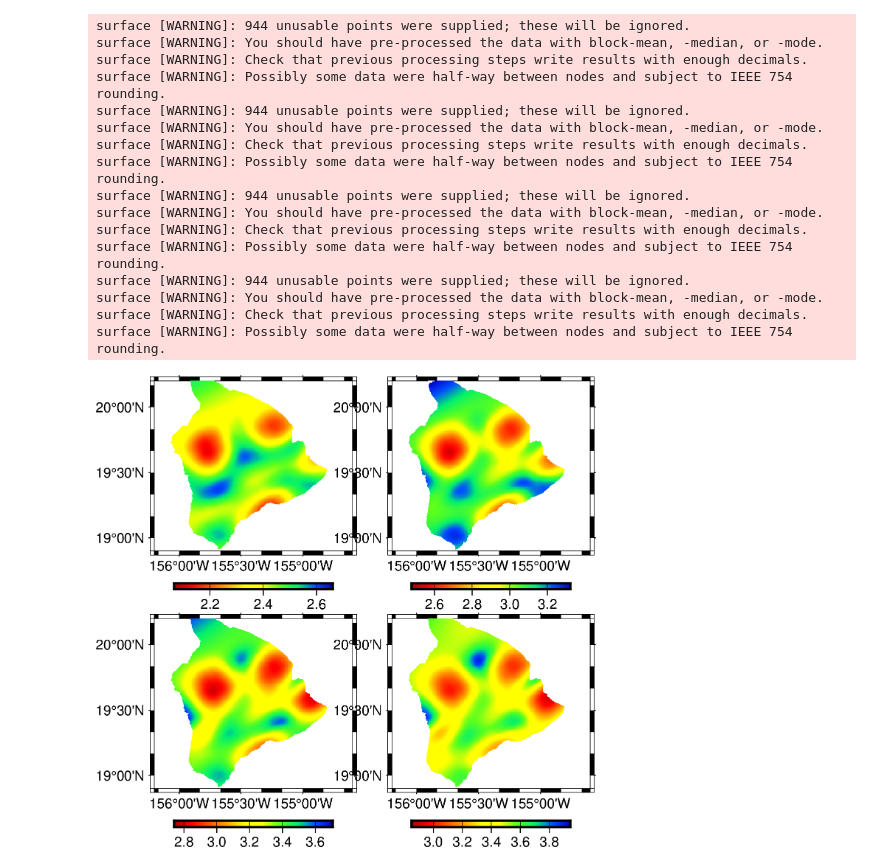
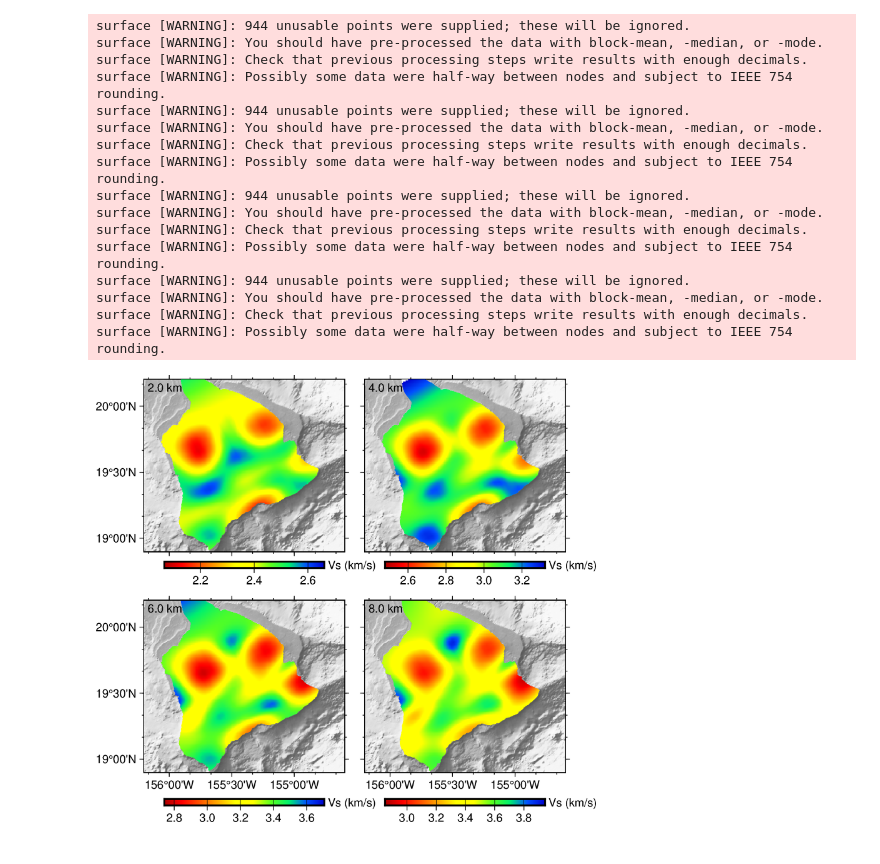
Before and after one commit to xumi1993/SurfATT-iso, a Jupyter notebook: examples/04_hawaii_topo/plot_model.ipynb, the cells around one changed output. Saved outputs shown, nothing was run; the diff lists cells and outputs as text; code cells hidden in the pictures.

```diff
--- a/examples/04_hawaii_topo/plot_model.ipynb
+++ b/examples/04_hawaii_topo/plot_model.ipynb
@@ -12,35 +12,40 @@ z = np.unique(fm_tab["dep"].values)
 # %%
 fig = pygmt.Figure()
 dep = [2, 4, 6, 8]
-with fig.subplot(nrows=2, ncols=2, figsize=("10c", "10c"), frame=["af", "WSne"]):
+pygmt.config(MAP_FRAME_TYPE="plain")
+with fig.subplot(nrows=2, ncols=2, figsize=("12c", "12c"), sharex='b', sharey='l', frame=["af", "WSne"]):
     for i, depth in enumerate(dep):
         close_dep = z[np.abs(z-depth).argmin()]
         data = fm_tab[fm_tab["dep"]==close_dep]
         fig.basemap(region=region, projection="M?", panel=i)
+        grid = pygmt.grdcut("@earth_relief_15s", region=region)
+        pygmt.makecpt(cmap="gray", series=[-6000, 9000, 10], reverse=True)
+        fig.grdimage(grid, region=region, projection="M?", cmap=True, shading=True)
         grid = pygmt.surface(x=data['lon'], y=data['lat'], z=data['vs'], region=region, spacing="0.01" )
         vmax = data['vs'].max()+0.05; vmin = data['vs'].min()-0.05
         pygmt.makecpt(cmap="seis", series=[vmin, vmax])
         fig.coast(area_thresh=10, resolution='f', land=True)
         fig.grdimage(grid=grid, cmap=True)
         fig.coast(Q=True)
-        # fig.plot(x=stx, y=sty, style="t0.3c", fill="red", pen="0.3p,255")
-        fig.colorbar(frame=['a0.2g0.2'])
+        fig.text(text=f'{close_dep} km', position='TL', justify='TL', offset='0.1c/-0.1c', fill='white', font='12p')
+        fig.colorbar(frame=['a0.2g0.2', 'y+l"Vs (km/s)"'])
+
 fig.show()
 # %% [output]
 surface [WARNING]: 944 unusable points were supplied; these will be ignored.
 surface [WARNING]: You should have pre-processed the data with block-mean, -median, or -mode.
 surface [WARNING]: Check that previous processing steps write results with enough decimals.
 surface [WARNING]: Possibly some data were half-way between nodes and subject to IEEE 754 rounding.
 surface [WARNING]: 944 unusable points were supplied; these will be ignored.
 surface [WARNING]: You should have pre-processed the data with block-mean, -median, or -mode.
 surface [WARNING]: Check that previous processing steps write results with enough decimals.
 surface [WARNING]: Possibly some data were half-way between nodes and subject to IEEE 754 rounding.
 surface [WARNING]: 944 unusable points were supplied; these will be ignored.
 surface [WARNING]: You should have pre-processed the data with block-mean, -median, or -mode.
 surface [WARNING]: Check that previous processing steps write results with enough decimals.
 surface [WARNING]: Possibly some data were half-way between nodes and subject to IEEE 754 rounding.
 surface [WARNING]: 944 unusable points were supplied; these will be ignored.
 surface [WARNING]: You should have pre-processed the data with block-mean, -median, or -mode.
 surface [WARNING]: Check that previous processing steps write results with enough decimals.
 surface [WARNING]: Possibly some data were half-way between nodes and subject to IEEE 754 rounding.
-[figure, old version]
+[figure, new version]
```
